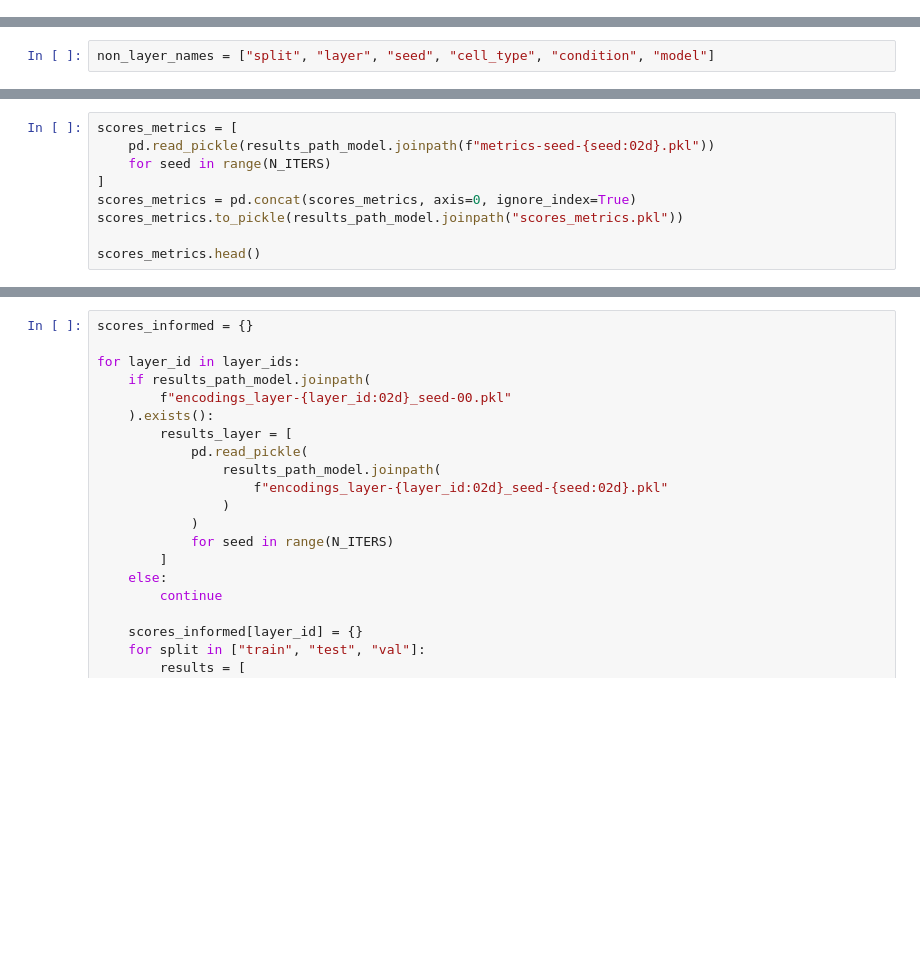
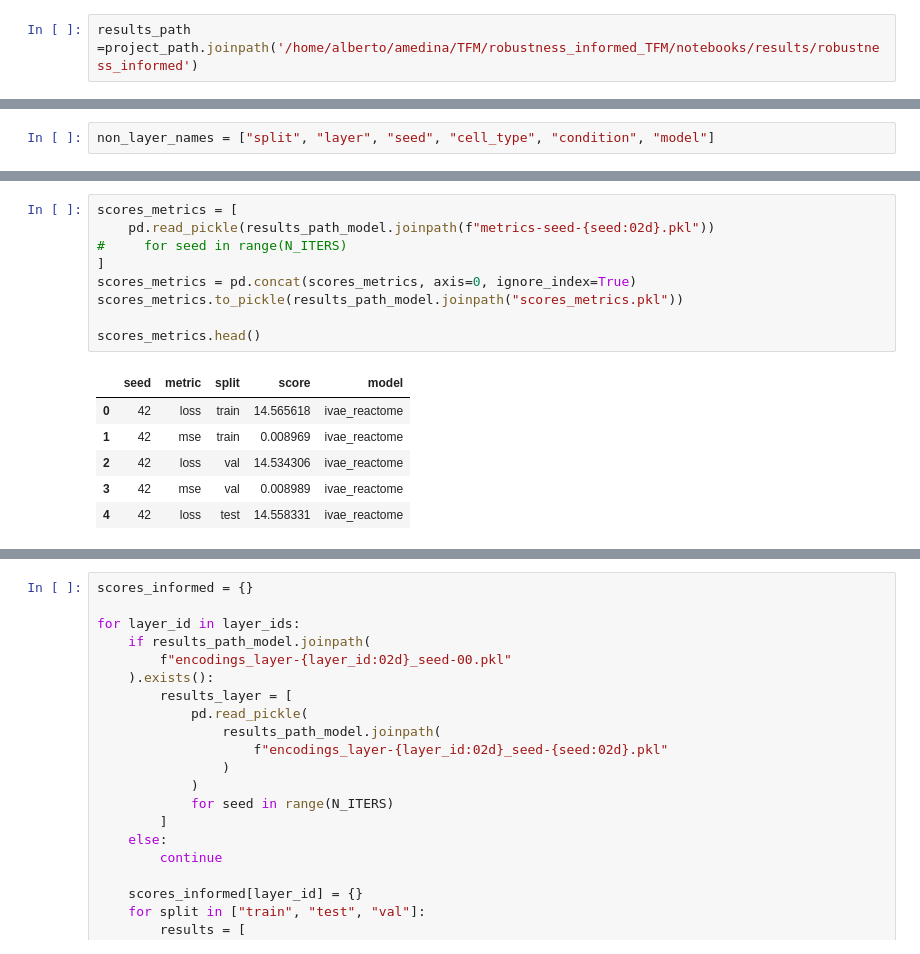
Before and after one commit to saraafdezz/robustness_informed_TFG, a Jupyter notebook: notebooks/01-compute_scores.ipynb, the cells around one changed output, grey strips where cells are left out. Cells and saved outputs as stored; diff of their text form; blank space fills up the shorter version.

```diff
--- a/notebooks/01-compute_scores.ipynb
+++ b/notebooks/01-compute_scores.ipynb
@@ -64,3 +72,5 @@ scanpy==1.9.3 anndata==0.10.7 umap==0.5.5 numpy==1.23.5 scipy==1.10.1 pandas==2.
+# %%
+results_path =project_path.joinpath('/home/alberto/amedina/TFM/robustness_informed_TFM/notebooks/results/robustness_informed')
 # %%
 if debug:
     N_EPOCHS = 2
@@ -190,12 +208,19 @@ non_layer_names = ["split", "layer", "seed", "cell_type", "condition", "model"]
 # %%
 scores_metrics = [
     pd.read_pickle(results_path_model.joinpath(f"metrics-seed-{seed:02d}.pkl"))
-    for seed in range(N_ITERS)
+#     for seed in range(N_ITERS)
 ]
 scores_metrics = pd.concat(scores_metrics, axis=0, ignore_index=True)
 scores_metrics.to_pickle(results_path_model.joinpath("scores_metrics.pkl"))
 
 scores_metrics.head()
+# %% [output]
+|  | seed | metric | split | score | model |
+| 0 | 42 | loss | train | 14.565618 | ivae_reactome |
+| 1 | 42 | mse | train | 0.008969 | ivae_reactome |
+| 2 | 42 | loss | val | 14.534306 | ivae_reactome |
+| 3 | 42 | mse | val | 0.008989 | ivae_reactome |
+| 4 | 42 | loss | test | 14.558331 | ivae_reactome |
 # %%
 custom_params = {"axes.spines.right": False, "axes.spines.top": False}
 sns.set_theme(context="paper", font_scale=0.5, style="ticks", rc=custom_params)
```
Also changed, not shown: parts of 13 cells of this notebook.
